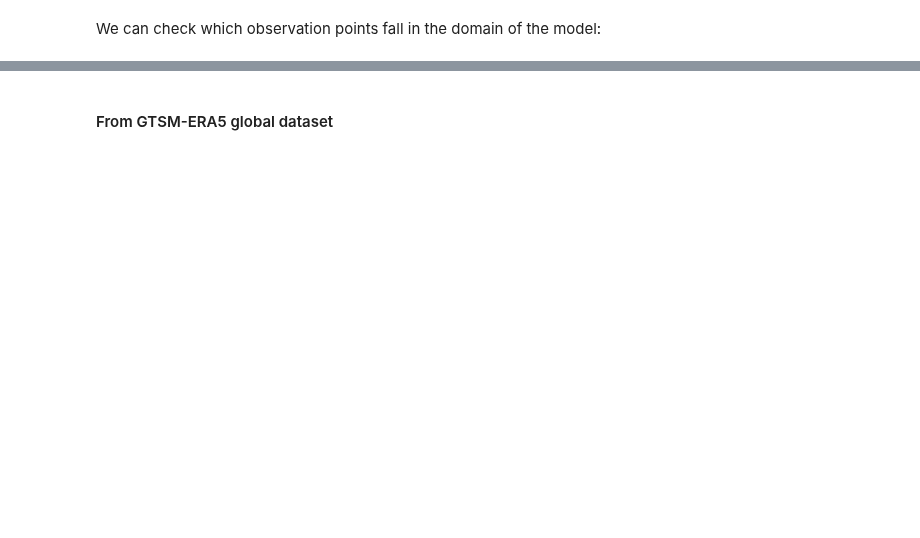
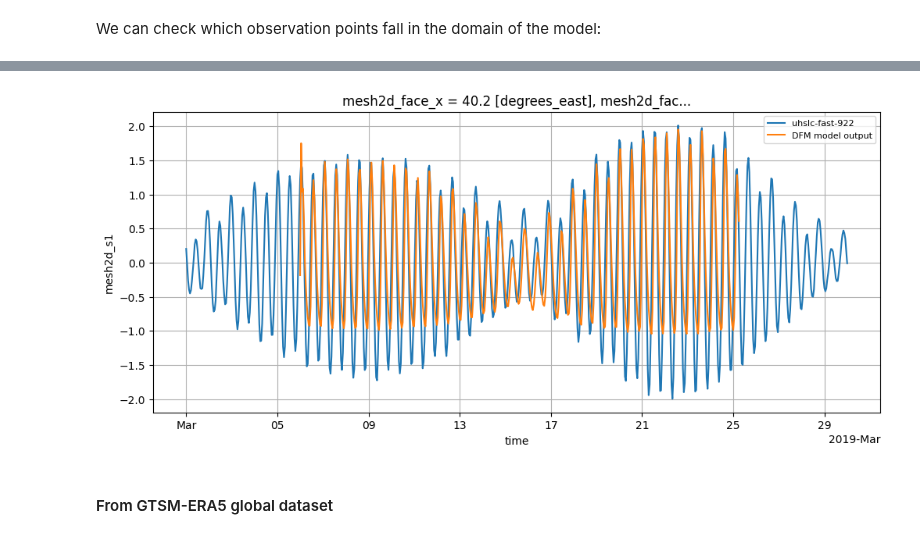
Before and after one commit to HORIZON-COMPASS/compound-flooding-tropical-cyclones, a Jupyter notebook: docs/notebooks/validation/validation_coastal_water_levels.ipynb, the cells around one changed output, grey strips where cells are left out. Drawn from its saved outputs; the diff is of its cells as text; code cells hidden in the pictures; blank space fills up the shorter version.

Commit message:
expanded validation for coastal water levels

```diff
--- a/docs/notebooks/validation/validation_coastal_water_levels.ipynb
+++ b/docs/notebooks/validation/validation_coastal_water_levels.ipynb
@@ -221,13 +221,15 @@ RuntimeError: Invalid argument
 # %%
 # plot the GTSM-ERA5 timeseries together with the observational timeseries
 fig,ax = plt.subplots(figsize=(12,5))
 
-ds_obs.waterlevel.plot(ax=ax, label=obs_loc['station_name_unique'])
+(ds_obs.waterlevel - ds_obs.waterlevel.mean()).plot(ax=ax, label=obs_loc['station_name_unique'])
 
-ds_dfm_sel['mesh2d_s1'].plot(ax=ax, label='DFM model output')
+(ds_dfm_sel['mesh2d_s1'] - ds_dfm_sel['mesh2d_s1'].mean()).plot(ax=ax, label='DFM model output')
 
 ax.legend(loc=1, fontsize=8)
 ax.grid()
+# %% [output]
+[figure, added]
 # %% [markdown]
 #### From GTSM-ERA5 global dataset
 # %%
```
Also changed, not shown: parts of 8 cells of this notebook.
